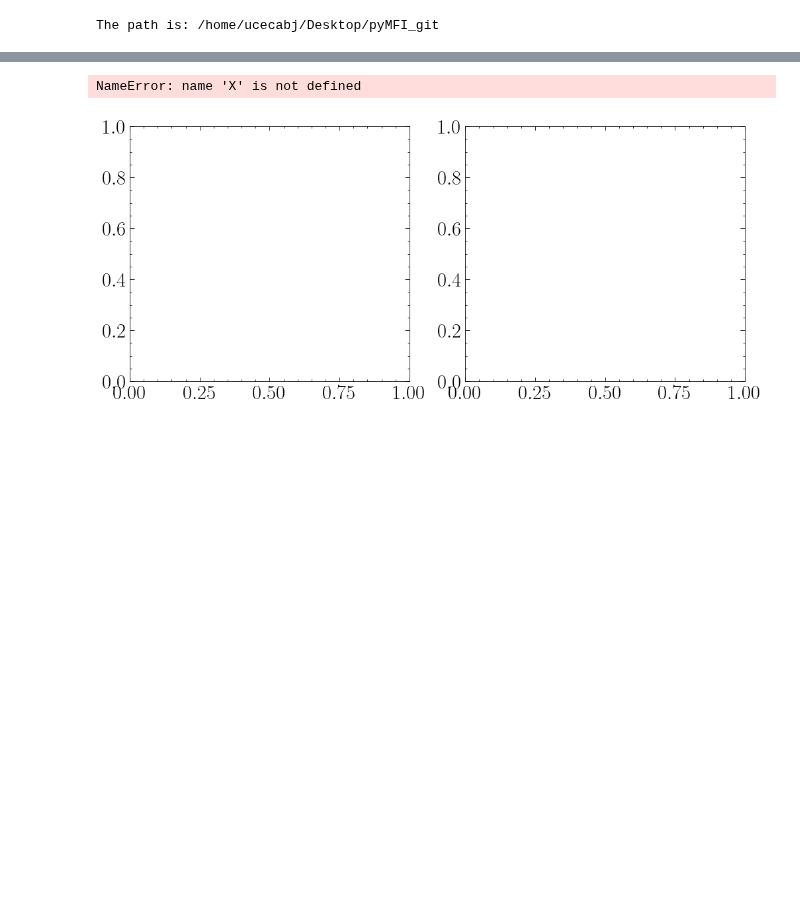
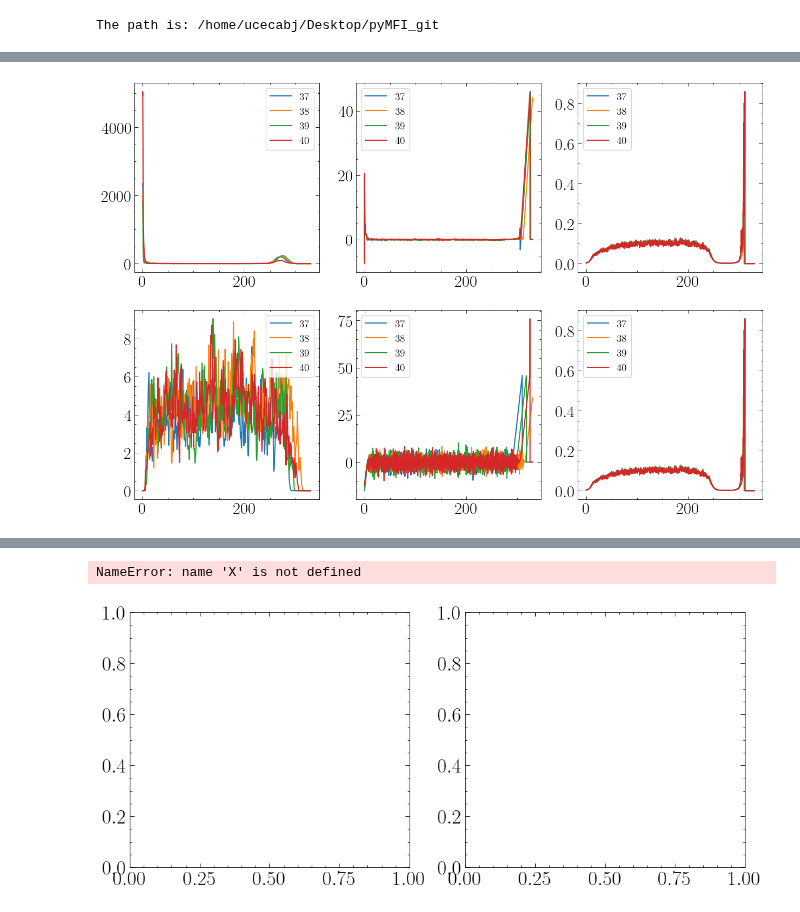
Before and after one commit to mme-ucl/MFI, a Jupyter notebook: Manuscript_Results/Figure4.ipynb, the cells around one changed output, grey strips where cells are left out. Saved outputs shown, nothing was run; the diff lists cells and outputs as text; code cells hidden in the pictures; blank space fills up the shorter version.

```diff
--- a/Manuscript_Results/Figure4.ipynb
+++ b/Manuscript_Results/Figure4.ipynb
@@ -85,0 +227,23 @@ FileNotFoundError: [Errno 2] No such file or directory: '/home/ucecabj/Storage/M
+# %%
+path_master = "/home/ucecabj/Storage/MFI_new/LJ_fluid/LJ_results/results_T6n80/"
+x = np.linspace(0, 330, 2641)
+i_ = 38
+plt.figure(figsize=(15,10))
+
+for i_  in [37,38,39,40]:
+    [Ftot_den, Ftot_den2, Ftot, ofv_num, ofe] = MFI1D.load_npy(path_master + "forward_master_" + str(i_) + "_n80")
+    [Ftot_den_b, Ftot_den2_b, Ftot_b, ofv_num_b, ofe_b] = MFI1D.load_npy(path_master + "backward_master_" + str(i_) + "_n80")
+
+    plt.subplot(2,3,1); plt.plot(x,Ftot_den, label=str(i_)); plt.legend(fontsize=14)
+    plt.subplot(2,3,2); plt.plot(x,Ftot, label=str(i_)); plt.legend(fontsize=14)
+    plt.subplot(2,3,3); plt.plot(x,ofe, label=str(i_)); plt.legend(fontsize=14)
+
+    plt.subplot(2,3,4); plt.plot(x,Ftot_den_b, label=str(i_)); plt.legend(fontsize=14)
+    plt.subplot(2,3,5); plt.plot(x,Ftot_b, label=str(i_)); plt.legend(fontsize=14)
+    plt.subplot(2,3,6); plt.plot(x,ofe_b, label=str(i_)); plt.legend(fontsize=14)
+
+plt.show()
+
+# [Ftot_den, Ftot_den2, Ftot, ofv_num, ofe] = MFI1D.load_npy(path_master + "backward_master_" + str(i) + "_n80")
+# %% [output]
+[figure, added]
```
Also changed, not shown: parts of 17 cells of this notebook, 26 other files.
